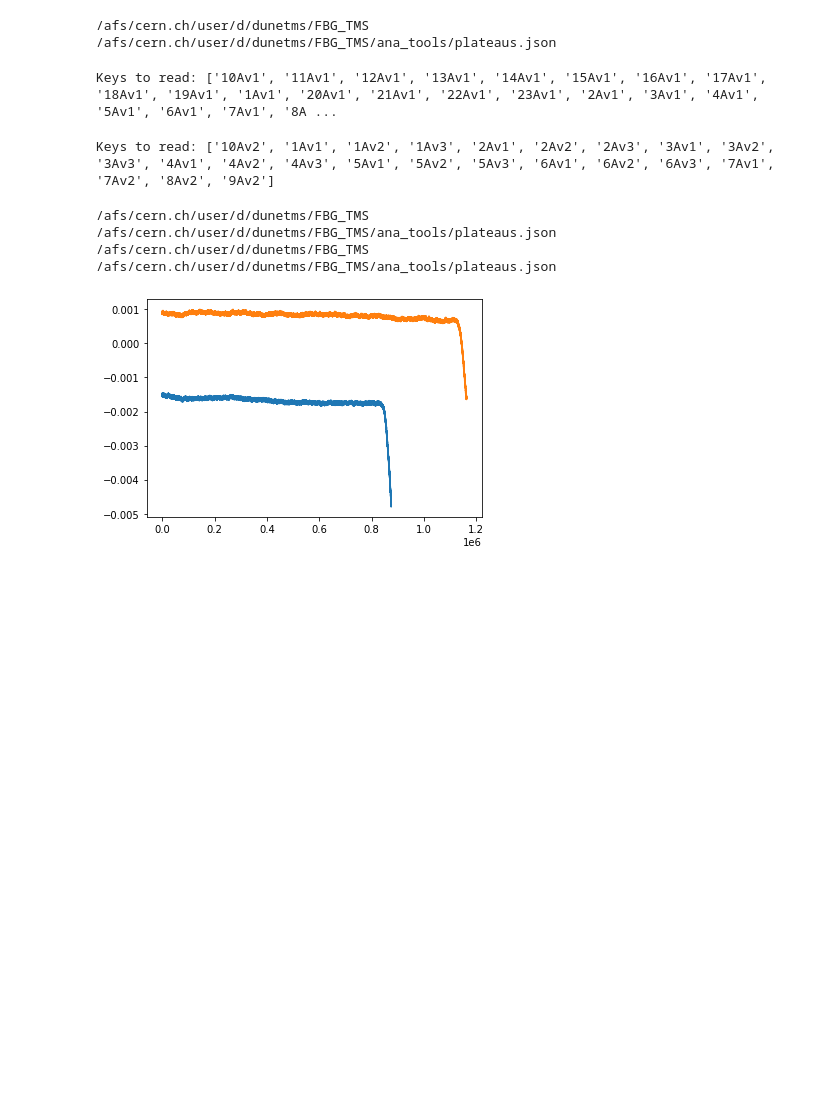
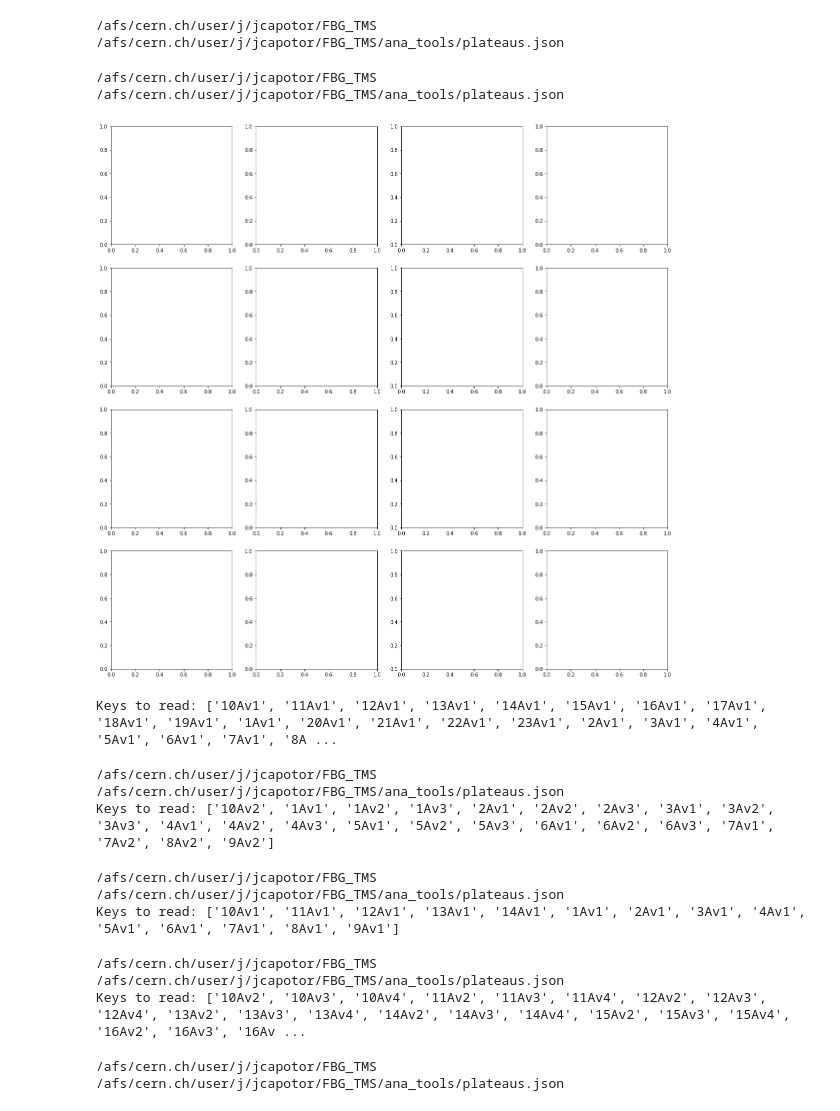
Before and after one commit to jcapo96/FBG_TMS, a Jupyter notebook: ana/feb_runs/Offsets.ipynb, the cells around one changed output. Cells and saved outputs as stored; diff of their text form; code cells hidden in the pictures; blank space fills up the shorter version.

```diff
--- a/ana/feb_runs/Offsets.ipynb
+++ b/ana/feb_runs/Offsets.ipynb
@@ -8,24 +8,63 @@ import numpy as np
 plateaus = getters.get_plateaus()
 
 path_to_data = "/eos/user/j/jcapotor/FBGana/camara_climatica/FebruaryRuns/"
-#dates= ["20230221","20230222","20230223","20230224"]
-dates= ["20230221","20230222"]
+dates= ["20230221","20230222","20230223","20230224"]
 # %% [output]
-/afs/cern.ch/user/d/dunetms/FBG_TMS
-/afs/cern.ch/user/d/dunetms/FBG_TMS/ana_tools/plateaus.json
+/afs/cern.ch/user/j/jcapotor/FBG_TMS
+/afs/cern.ch/user/j/jcapotor/FBG_TMS/ana_tools/plateaus.json
 # %%
-raw_data={}
-for date in dates:
-    raw_data[date]= getters.get_raw_data(path_to_data+date+"/", filetype="peaks", pol="Av")
+plateaus = getters.get_plateaus()
+keys = list(plateaus["20230224"].keys())
+
+fig, axes = plt.subplots(figsize=(20,20), nrows=4, ncols=4)
+ax = {}
+cnt = 0
+for i in axes:
+    for j in i:
+        try:
+            ax[keys[cnt]] = j
+            cnt += 1
+        except:
+            ax["noname"] = j
+            continue
 # %% [output]
-Keys to read: ['10Av1', '11Av1', '12Av1', '13Av1', '14Av1', '15Av1', '16Av1', '17Av1', '18Av1', '19Av1', '1Av1', '20Av1', '21Av1', '22Av1', '23Av1', '2Av1', '3Av1', '4Av1', '5Av1', '6Av1', '7Av1', '8A ...
+/afs/cern.ch/user/j/jcapotor/FBG_TMS
+/afs/cern.ch/user/j/jcapotor/FBG_TMS/ana_tools/plateaus.json
-Keys to read: ['10Av2', '1Av1', '1Av2', '1Av3', '2Av1', '2Av2', '2Av3', '3Av1', '3Av2', '3Av3', '4Av1', '4Av2', '4Av3', '5Av1', '5Av2', '5Av3', '6Av1', '6Av2', '6Av3', '7Av1', '7Av2', '8Av2', '9Av2']
+[figure, added]
 # %%
+calib_constants = []
+cnt = 0
 for date in dates:
-    plt.plot(tools.offsets_plat(date,raw_data[date])["213_down"]["Wav2-1"]["Wav2-2"])
+    data = getters.get_raw_data(path_to_data+date+"/", filetype="peaks", pol="Av")
+    if cnt == 0:
+        wlref = data.sort_values(by="Timestamp").reset_index(drop=True)
+    plateaus = getters.get_plateaus()
+    data_cut = tools.cut_plat(data, plateaus, date)
+    for plateau in plateaus[date]:
+        data_cut[plateau].sort_values(by="Timestamp").reset_index(drop=True)
+        t0 = data_cut[plateau]["Timestamp"][0]
+        ax[plateau].plot(data_cut[plateau]["Timestamp"]-t0,
+                        ((data_cut[plateau]["Wav1-1"] - wlref["Wav1-1"][0]) - (data_cut[plateau]["Wav1-2"] - wlref["Wav1-2"][0]))*1e12,
+                        label=date)
+        ax[plateau].set_title(plateau)
+        ax[plateau].set_xlabel("Time (s)")
+        ax[plateau].set_ylabel("Wavelength Offset (pm)")
+        ax[plateau].legend()
+        for sens in data_cut[plateau].columns:
+            if sens == "Timestamp" or sens == "Wav1-1":
+                continue
+            calib_constants.append(np.mean((data_cut[plateau]["Wav1-1"] - wlref["Wav1-1"][0]) - (data_cut[plateau][sens] - wlref[sens][0]))*1e12)
+    cnt += 1
 # %% [output]
-/afs/cern.ch/user/d/dunetms/FBG_TMS
-/afs/cern.ch/user/d/dunetms/FBG_TMS/ana_tools/plateaus.json
-/afs/cern.ch/user/d/dunetms/FBG_TMS
-/afs/cern.ch/user/d/dunetms/FBG_TMS/ana_tools/plateaus.json
+Keys to read: ['10Av1', '11Av1', '12Av1', '13Av1', '14Av1', '15Av1', '16Av1', '17Av1', '18Av1', '19Av1', '1Av1', '20Av1', '21Av1', '22Av1', '23Av1', '2Av1', '3Av1', '4Av1', '5Av1', '6Av1', '7Av1', '8A ...
-[figure, removed]
+/afs/cern.ch/user/j/jcapotor/FBG_TMS
+/afs/cern.ch/user/j/jcapotor/FBG_TMS/ana_tools/plateaus.json
+Keys to read: ['10Av2', '1Av1', '1Av2', '1Av3', '2Av1', '2Av2', '2Av3', '3Av1', '3Av2', '3Av3', '4Av1', '4Av2', '4Av3', '5Av1', '5Av2', '5Av3', '6Av1', '6Av2', '6Av3', '7Av1', '7Av2', '8Av2', '9Av2']
+/afs/cern.ch/user/j/jcapotor/FBG_TMS
+/afs/cern.ch/user/j/jcapotor/FBG_TMS/ana_tools/plateaus.json
+Keys to read: ['10Av1', '11Av1', '12Av1', '13Av1', '14Av1', '1Av1', '2Av1', '3Av1', '4Av1', '5Av1', '6Av1', '7Av1', '8Av1', '9Av1']
+/afs/cern.ch/user/j/jcapotor/FBG_TMS
+/afs/cern.ch/user/j/jcapotor/FBG_TMS/ana_tools/plateaus.json
+Keys to read: ['10Av2', '10Av3', '10Av4', '11Av2', '11Av3', '11Av4', '12Av2', '12Av3', '12Av4', '13Av2', '13Av3', '13Av4', '14Av2', '14Av3', '14Av4', '15Av2', '15Av3', '15Av4', '16Av2', '16Av3', '16Av ...
+/afs/cern.ch/user/j/jcapotor/FBG_TMS
+/afs/cern.ch/user/j/jcapotor/FBG_TMS/ana_tools/plateaus.json
```
Also changed, not shown: parts of 4 cells of this notebook.
